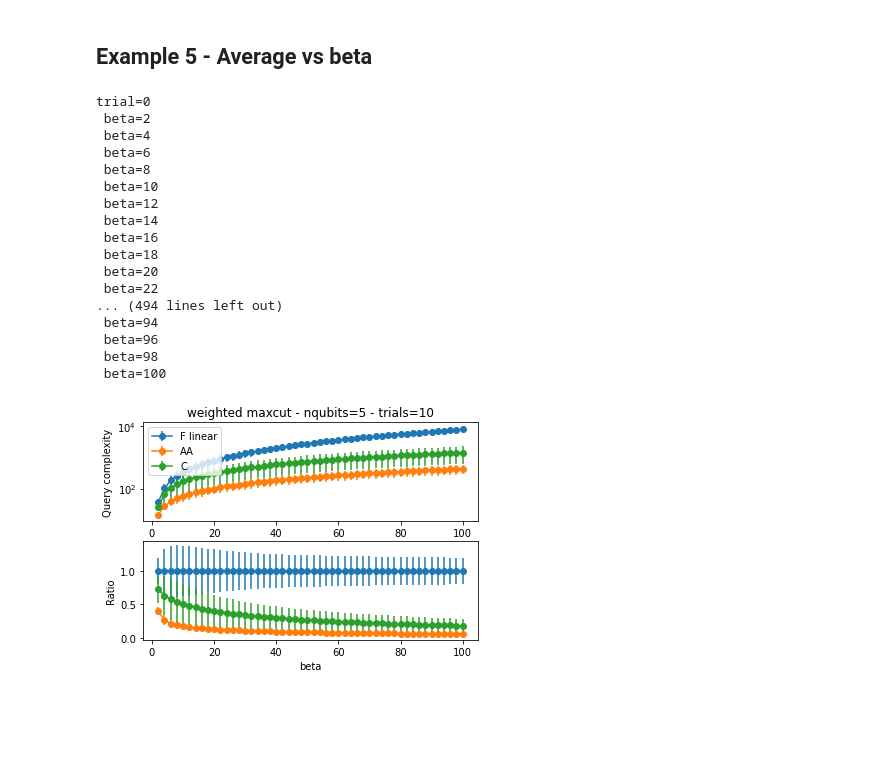
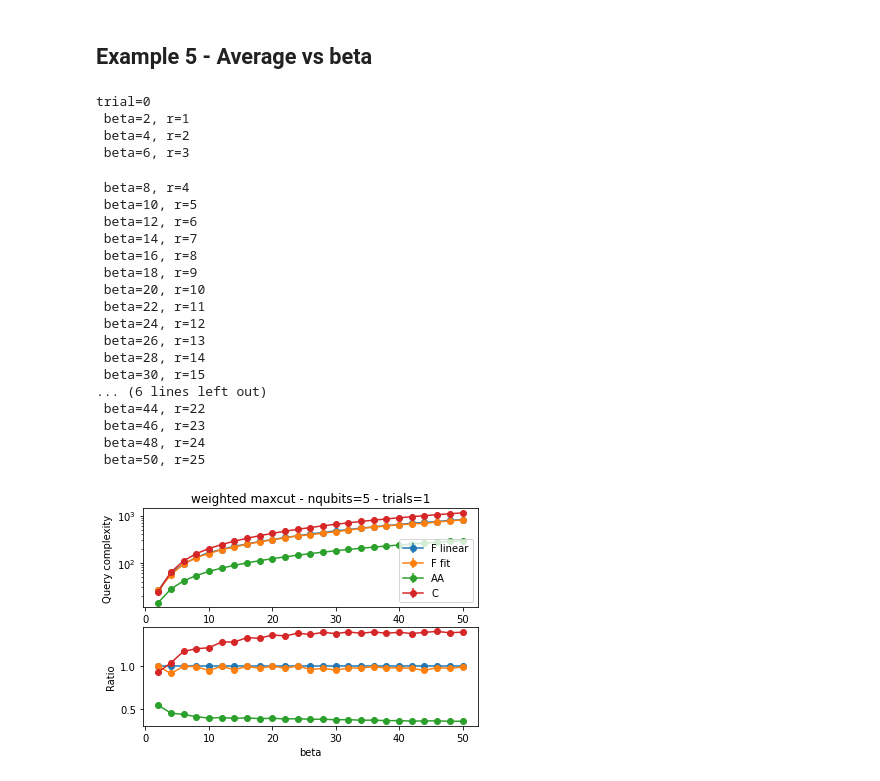
Before and after one commit to scarrazza/QITE, a Jupyter notebook: crosscheck.ipynb, the cells around one changed output. Cells and saved outputs as stored; diff of their text form; code cells hidden in the pictures; blank space fills up the shorter version.

```diff
--- a/crosscheck.ipynb
+++ b/crosscheck.ipynb
@@ -71,7 +71,7 @@ def weighted_maxcut(nqubits, norm=2, random_graph=False):
 ## Optimization class
 # %%
 def Qu(beta, eps=1e-3, deltal=1):
-    return np.e*beta*deltal/2.0 + np.log(1.0/eps) / np.log(np.e + np.log(1.0/eps)/(beta*np.e*deltal))
+    return np.e*beta*deltal/2.0 + np.log(1.0/eps) / np.log(np.e + 2.0*np.log(1.0/eps)/(beta*np.e*deltal))
 
 
 class FragmentedQuITE:
@@ -501,7 +501,7 @@ for nqubits in range(2, 10):
 ## Example 5 - Average vs beta
 # %%
 # setup
-ntrials = 10
+ntrials = 1
 nqubits = 5
 npol = 5
 
@@ -516,7 +516,7 @@ def myschedule(t, params):
     f += (1 - np.sum(params)) * t
     return f
 
-beta_max = 100
+beta_max = 50
 beta_range = range(2, beta_max+1, 2)
 qref = np.zeros(shape=(len(beta_range),ntrials))
 qopt = np.zeros(shape=(len(beta_range),ntrials))
@@ -529,18 +529,18 @@ for nt in range(ntrials):
     model = FragmentedQuITE(nqubits, weighted_maxcut(nqubits, norm=40.0,
                             random_graph=True), Qu)
     for ii, beta in enumerate(beta_range):
-        r = np.int64(np.ceil(2*beta))
-        print(f' beta={beta}')
+        r = np.int64(np.ceil(beta/2))
+        print(f' beta={beta}, r={r}')
 
         reference = model.Qfrac_linear(r, beta)
         a_ref = model.Q(beta)
         ampl_ref = model.Qampl(beta)
 
-        #initial_guess = np.zeros(npol-1)
-        #initial_guess[0] = 0.1
-        #result, params = model.minimize(myschedule, initial_parameters=initial_guess,
-        #                                r=r, b=beta,
-        #                                method='COBYLA', options={'maxiter':50000})
+        initial_guess = np.zeros(npol-1)
+        initial_guess[0] = 0.1
+        result, params = model.minimize(myschedule, initial_parameters=initial_guess,
+                                        r=r, b=beta,
+                                        method='COBYLA', options={'maxiter':50000})
 
         qref[ii][nt] = reference
         qopt[ii][nt] = result
@@ -549,46 +549,50 @@ for nt in range(ntrials):
         qc[ii][nt] = a_ref
 # %% [output]
 trial=0
- beta=2
- beta=4
- beta=6
- beta=8
- beta=10
- beta=12
- beta=14
- beta=16
- beta=18
- beta=20
- beta=22
-... (494 lines left out)
- beta=94
- beta=96
- beta=98
- beta=100
+ beta=2, r=1
+ beta=4, r=2
+ beta=6, r=3
+ beta=8, r=4
+ beta=10, r=5
+ beta=12, r=6
+ beta=14, r=7
+ beta=16, r=8
+ beta=18, r=9
+ beta=20, r=10
+ beta=22, r=11
+ beta=24, r=12
+ beta=26, r=13
+ beta=28, r=14
+ beta=30, r=15
+... (6 lines left out)
+ beta=44, r=22
+ beta=46, r=23
+ beta=48, r=24
+ beta=50, r=25
 # %%
 fig, axs = plt.subplots(2)
 axs[0].set_title('weighted maxcut - nqubits=%d - trials=%d' % (nqubits, ntrials))
 axs[0].errorbar(beta_range, np.mean(qref, axis=1),
              yerr=np.std(qref, axis=1), marker='o', label='F linear')
-#axs[0].errorbar(beta_range, np.nanmean(qopt, axis=1),
-#             yerr=np.nanstd(qopt, axis=1), marker='o', label='F fit')
+axs[0].errorbar(beta_range, np.nanmean(qopt, axis=1),
+             yerr=np.nanstd(qopt, axis=1), marker='o', label='F fit')
 axs[0].errorbar(beta_range, np.nanmean(qampl, axis=1),
              yerr=np.nanstd(qampl, axis=1), marker='o', label='AA')
 axs[0].errorbar(beta_range, np.nanmean(qc, axis=1),
              yerr=np.nanstd(qc, axis=1), marker='o', label='C')
 axs[0].set_yscale('log')
 axs[0].legend();
 axs[0].set_ylabel('Query complexity')
 axs[1].errorbar(beta_range, np.mean(qref, axis=1)/np.mean(qref, axis=1),
              yerr=np.std(qref, axis=1)/np.mean(qref, axis=1), marker='o')
-#axs[1].errorbar(beta_range, np.nanmean(qopt, axis=1)/np.mean(qref, axis=1),
-#             yerr=np.nanstd(qopt, axis=1)/np.mean(qref, axis=1), marker='o')
+axs[1].errorbar(beta_range, np.nanmean(qopt, axis=1)/np.mean(qref, axis=1),
+             yerr=np.nanstd(qopt, axis=1)/np.mean(qref, axis=1), marker='o')
 axs[1].errorbar(beta_range, np.nanmean(qampl, axis=1)/np.mean(qref, axis=1),
              yerr=np.nanstd(qampl, axis=1)/np.mean(qref, axis=1), marker='o')
 axs[1].errorbar(beta_range, np.nanmean(qc, axis=1)/np.mean(qref, axis=1),
              yerr=np.nanstd(qc, axis=1)/np.mean(qref, axis=1), marker='o')
 axs[1].set_xlabel('beta')
 axs[1].set_ylabel('Ratio');
 plt.savefig('avg_maxcut_nqubits%d_pol5.png' % (nqubits), bbox_inches='tight')
 # %% [output]
-[figure, old version]
+[figure, new version]
```
Also changed, not shown: parts of 2 cells of this notebook.
